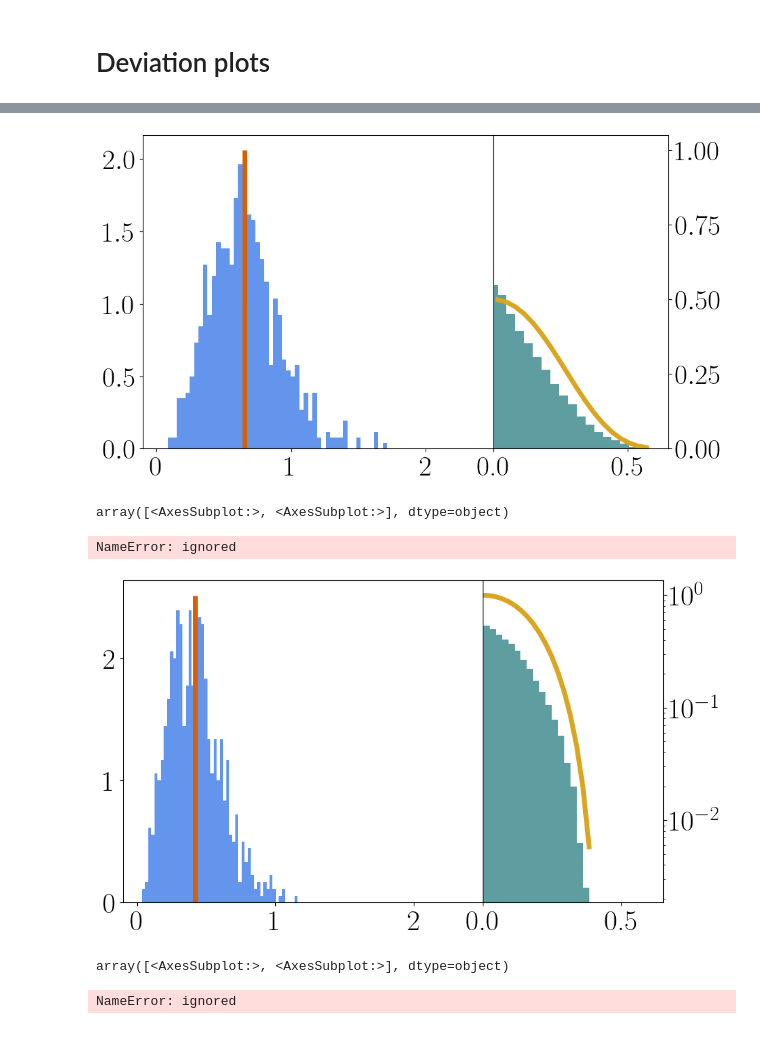
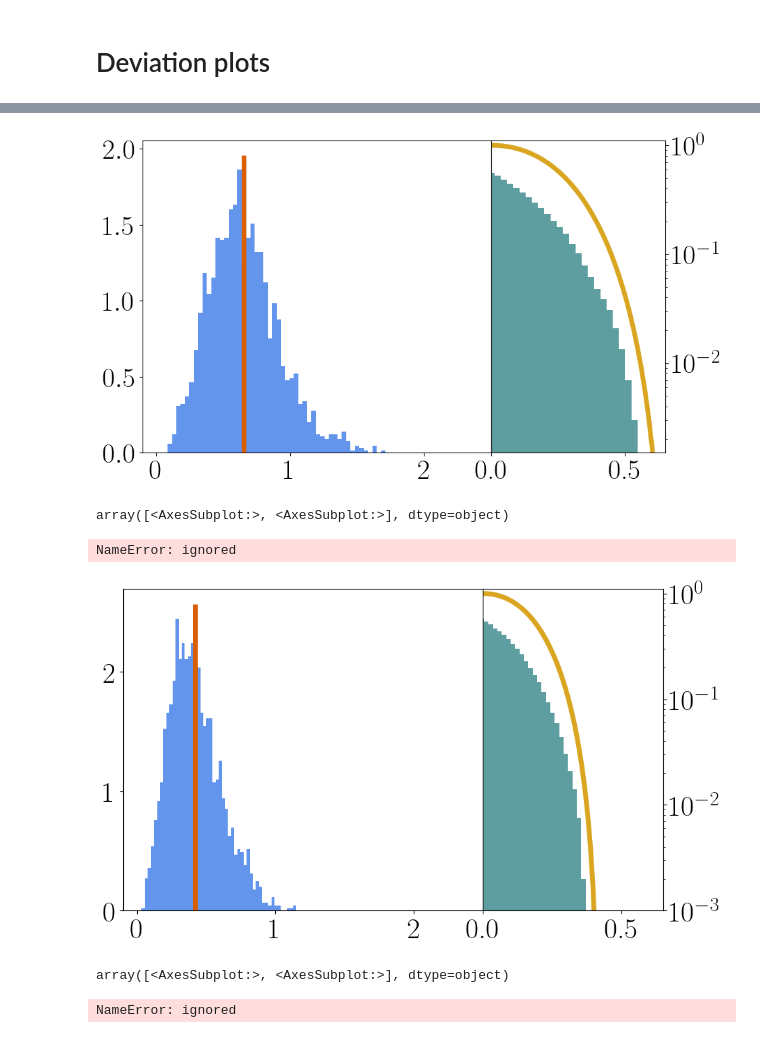
Before and after one commit to PGM-Lab/2023-RateFunction, a Jupyter notebook: Notebooks/Figure1_and_Figure6.ipynb, the cells around one changed output, grey strips where cells are left out. Drawn from its saved outputs; the diff is of its cells as text; code cells hidden in the pictures.

```diff
--- a/Notebooks/Figure1_and_Figure6.ipynb
+++ b/Notebooks/Figure1_and_Figure6.ipynb
@@ -785,21 +785,32 @@ train_losses_crop = []
 test_losses_crop = []
 
 for m in models:
-  train_losses.append(eval(device, m.to(device), loader, criterion, 4))
+  train_losses.append(eval(device, m.to(device), loader, criterion, 10))
   test_losses.append(np.mean(eval(device, m.to(device), loader, criterion)))
-  train_losses_crop.append(eval(device, m.to(device), loader_crop, criterion, 4))
+  train_losses_crop.append(eval(device, m.to(device), loader_crop, criterion, 10))
   test_losses_crop.append(np.mean(eval(device, m.to(device), loader_crop, criterion)))
+# %%
+s_values[0]
+s_values_2 = [
+    np.linspace(0, s_values[0][-1]+0.1, 50),
+    np.linspace(0, s_values[1][-1]+0.1, 50),
+    np.linspace(0, s_values[2][-1]+0.1, 50)
+
+]
 # %%
 s_values = [(test_losses[i] - plt.hist(np.array(train_losses)[i], bins = 50, density = True)[1])[::-1] for i in range(len(models))]
 s_values_crop = [(test_losses_crop[i] - plt.hist(np.array(train_losses_crop)[i], bins = 50, density = True)[1])[::-1] for i in range(len(models))]
 plt.clf()
 # %%
 Is = []
+Is2 = []
 #Is_crop = []
 
 tq = tqdm(range(len(models)))
 for i in tq:
   Is.append(np.array([rate_function_BS(models[i].to(device), s)[0] for s in s_values[i]]))
+  Is2.append(np.array([rate_function_BS(models[i].to(device), s)[0] for s in s_values_2[i]]))
+
   #Is_crop.append(np.array([rate_function_BS_aug(models[i].to(device), s, test_losses[i], loader_crop)[0] for s in s_values_crop[i]]))
 # %%
 non_latex_format()
@@ -835,7 +847,7 @@ plt.show()
 from matplotlib.ticker import FormatStrFormatter
 
 
-def plot_separated(i, xlims, xlim2):
+def plot_separated(i, xlims, xlim1, xlim2):
 
   fig, axis = plt.subplots(1, 2, gridspec_kw={'width_ratios': [2, 1]})
 
@@ -854,17 +866,21 @@ def plot_separated(i, xlims, xlim2):
 
 
   dif = s_values[i][1]-s_values[i][0]
-  bars = axis[1].hist(test_losses[i] - np.array(train_losses)[i], bins = 50, density = True, cumulative=-1,stacked = True,
+  bars = axis[1].hist(test_losses[i] - np.array(train_losses)[i], bins = 70, density = True, cumulative=-1,stacked = True,
                       label=r"$\mathbb{P}(L(\theta) - \hat{L}(D, \theta) \geq a)$", color = "cadetblue")
   prop = np.sum(np.exp(-n * Is[i]))*dif
   ylims = axis[0].get_ylim()
 
   #axis[index].vlines(test_losses[i], 0, ylims[1], label = r"$L(\theta)$", color =  cmap(1), linewidth=5)
   pos = s_values[i] > 0
-  bins = axis[1].plot(np.array(s_values[i])[pos], 0.5*np.exp(-n * np.array(Is[i])[pos]),
+  #bins = axis[1].plot(np.array(s_values[i])[pos], np.exp(-n * np.array(Is[i])[pos]),
+  #            label = r"$e^{-n\mathcal{I}_{\theta}(a)}$", color = "goldenrod", linewidth=5)
+  bins = axis[1].plot(np.array(s_values_2[i])[np.array(s_values_2[i]) < xlim2], np.exp(-n * np.array(Is2[i]))[np.array(s_values_2[i]) < xlim2],
               label = r"$e^{-n\mathcal{I}_{\theta}(a)}$", color = "goldenrod", linewidth=5)
 
-  axis[1].set_xlim(0, xlim2)
+  axis[1].set_xlim(xlim1, xlim2)
+  axis[1].set_ylim(bars[0][-1], 1.1)
+  axis[1].set_yscale("log")
 
   axis[1].yaxis.tick_right()
   #axis[0].legend(loc='lower center', bbox_to_anchor=(-0.7, -0.3),
@@ -899,7 +915,7 @@ def plot_separated_crop(i, xlims, xlim2):
 
   indexes = np.array(train_losses_crop)[i] < test_losses_crop[i]
 
-  bars = axis[1].hist(test_losses[i] - np.array(train_losses_crop)[i][indexes], bins = 30, density = True, cumulative=-1,stacked = True,
+  bars = axis[1].hist(test_losses[i] - np.array(train_losses_crop)[i][indexes], bins = 50, density = True, cumulative=-1,stacked = True,
                       label=r"$\mathbb{P}_{\nu^n|\Omega_{\bm{\theta}}}(L(\theta) - \hat{L}(D, \theta) \geq a)$", color = "cadetblue")
 
   prop = np.sum(np.exp(-n * Is_crop[i]))*dif
@@ -925,18 +941,18 @@ def plot_separated_crop(i, xlims, xlim2):
 latex_format()
 plt.rcParams['figure.figsize'] = (10, 6)
 # %%
-plot_separated(0, [-0.1, 2.5], 0.65)
+plot_separated(0, [-0.1, 2.5], 0., 0.65)
 # %% [output]
-[figure, old version]
+[figure, new version]
 array([<AxesSubplot:>, <AxesSubplot:>], dtype=object)
 # %%
 plot_separated_crop(0, [-0.1, 2.5], 0.65)
 # %% [output]
 NameError: ignored
 # %%
-plot_separated(1, [-0.1, 2.5], 0.65)
+plot_separated(1, [-0.1, 2.5], 0.0, 0.65)
 # %% [output]
-[figure, old version]
+[figure, new version]
 array([<AxesSubplot:>, <AxesSubplot:>], dtype=object)
 # %%
 plot_separated_crop(1, [-0.1, 2.5], 0.65)
```
Also changed, not shown: parts of 6 cells of this notebook.
